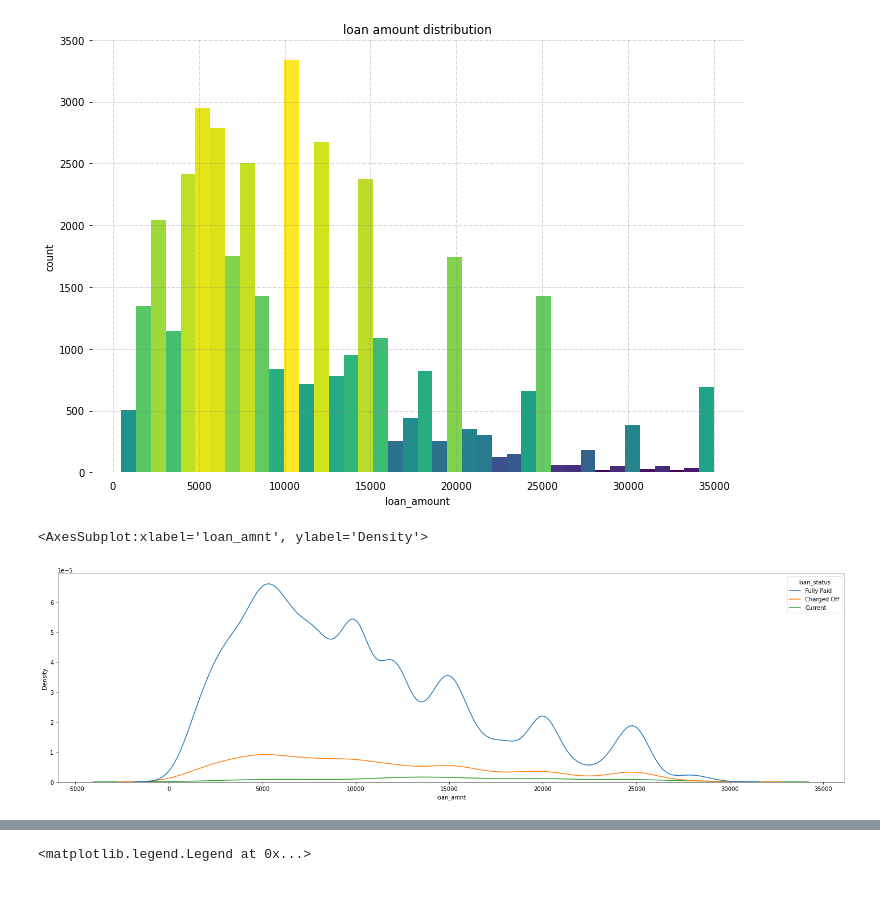
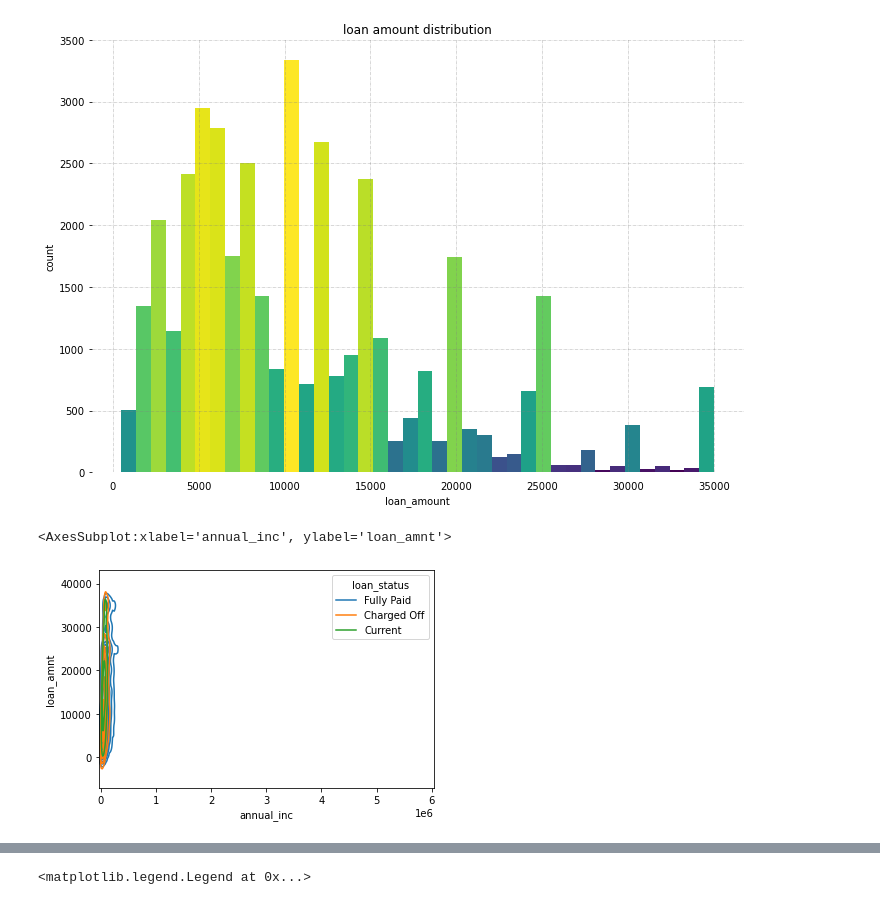
Before and after one commit to zerouchi/Bank-Loan-Prediction, a Jupyter notebook: loan prediction project.ipynb, the cells around one changed output, grey strips where cells are left out. Saved outputs shown, nothing was run; the diff lists cells and outputs as text; code cells hidden in the pictures.

```diff
--- a/loan prediction project.ipynb
+++ b/loan prediction project.ipynb
@@ -245,11 +242,10 @@ plt.show()
 # %% [output]
 [figure]
 # %%
-fig, axs = plt.subplots(1, 1,
-                        figsize=(20,6),
-                        tight_layout=True)
+#fig, axs = plt.subplots(1, 1,figsize=(20,6),tight_layout=True)
+#df["annual_inc"].drop(df["annual_inc"]>1000000)
 
-sns.kdeplot(x ="loan_amnt",hue = "loan_status",data=df)
+sns.kdeplot(y ="loan_amnt",x = "annual_inc",hue = "loan_status",data=df)
 # %% [output]
-<AxesSubplot:xlabel='loan_amnt', ylabel='Density'>
+<AxesSubplot:xlabel='annual_inc', ylabel='loan_amnt'>
-[figure, old version]
+[figure, new version]
```
Also changed, not shown: parts of 23 cells of this notebook.
